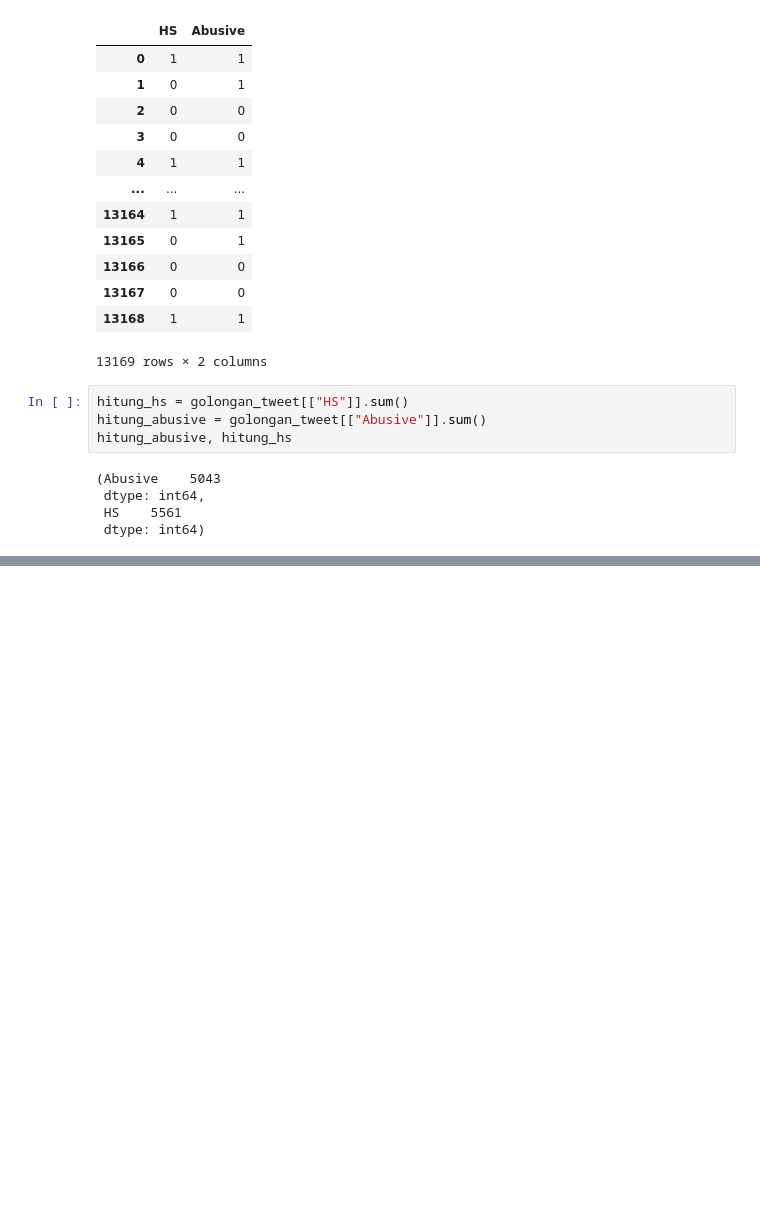
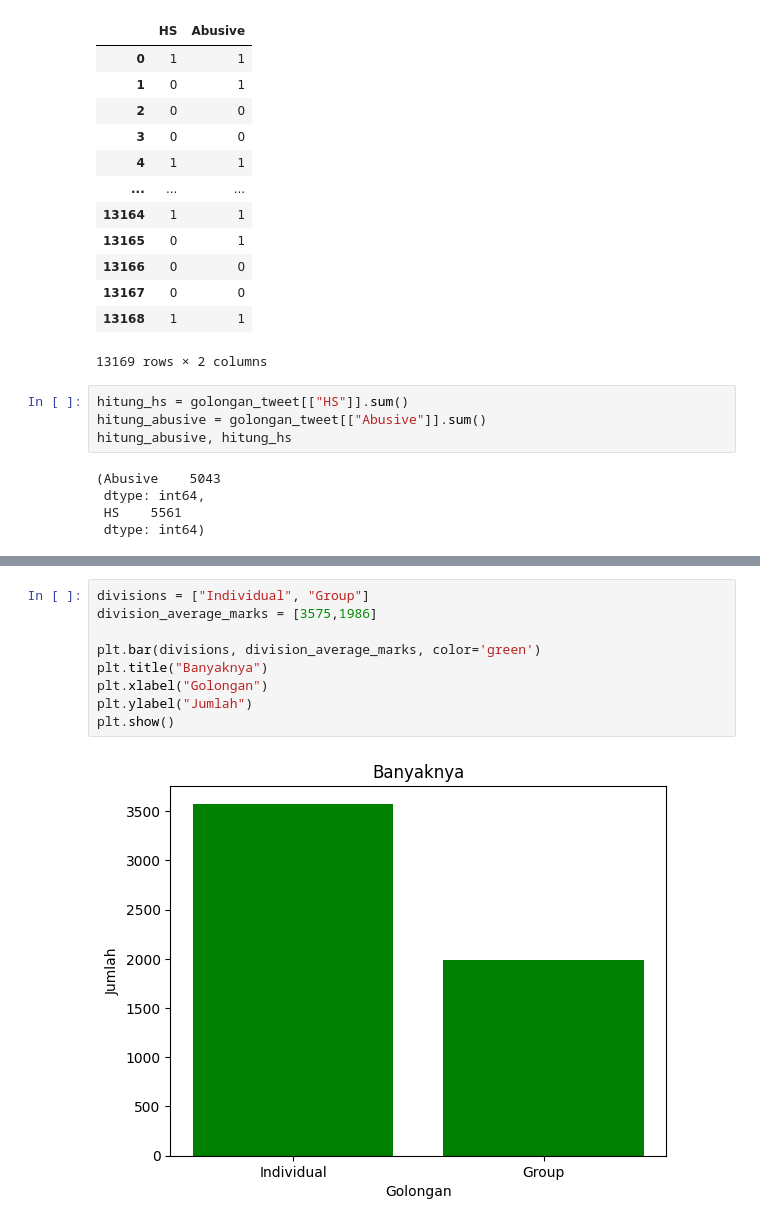
Before and after one commit to jsprii/F-DSC24001074-18-Jos-Cleansing-Gold, a Jupyter notebook: data_processing.ipynb, the cells around one changed output, grey strips where cells are left out. Cells and saved outputs as stored; diff of their text form; blank space fills up the shorter version.

```diff
--- a/data_processing.ipynb
+++ b/data_processing.ipynb
@@ -64,0 +115,11 @@ hitung_abusive, hitung_hs
+# %%
+divisions = ["Individual", "Group"]
+division_average_marks = [3575,1986]
+
+plt.bar(divisions, division_average_marks, color='green')
+plt.title("Banyaknya")
+plt.xlabel("Golongan")
+plt.ylabel("Jumlah")
+plt.show()
+# %% [output]
+[figure, added]
```
Also changed, not shown: parts of 11 cells of this notebook.
